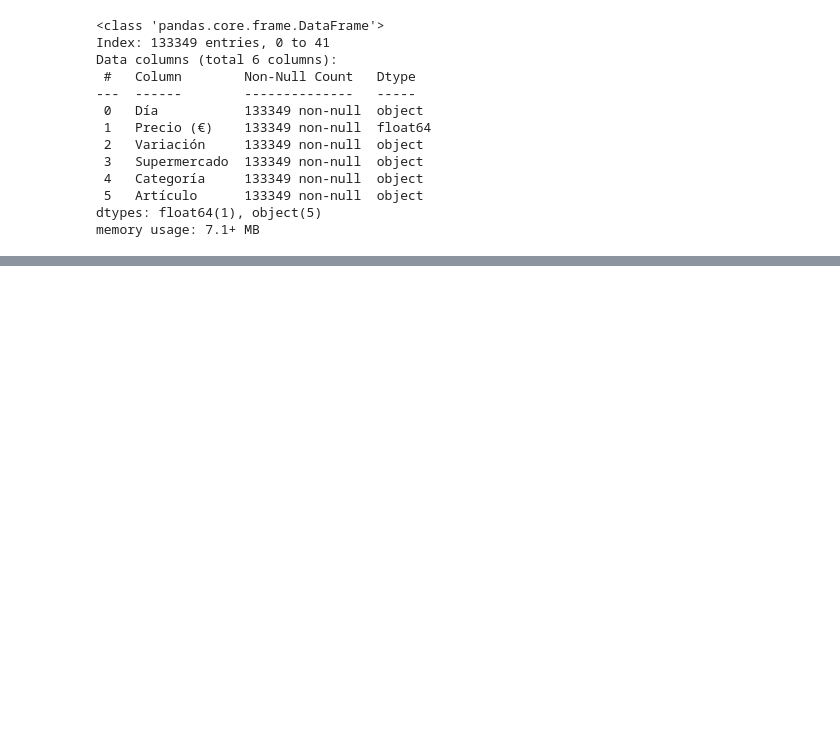
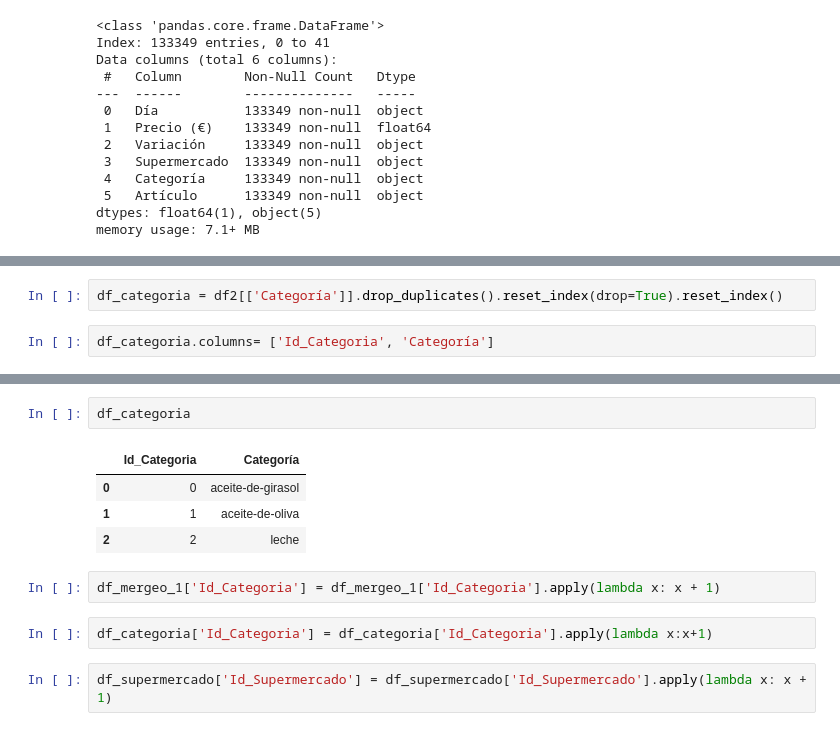
Before and after one commit to ngcarvajall/Proyecto1-AnalisisFacua, a Jupyter notebook: Notebooks/prueba.ipynb, the cells around one changed output, grey strips where cells are left out. Saved outputs shown, nothing was run; the diff lists cells and outputs as text; blank space fills up the shorter version.

```diff
--- a/Notebooks/prueba.ipynb
+++ b/Notebooks/prueba.ipynb
@@ -214,0 +211,4 @@ Name: Día, Length: 133349, dtype: object
+# %%
+df_categoria = df2[['Categoría']].drop_duplicates().reset_index(drop=True).reset_index()
+# %%
+df_categoria.columns= ['Id_Categoria', 'Categoría']
@@ -214,0 +285,13 @@ Name: Día, Length: 133349, dtype: object
+# %%
+df_categoria
+# %% [output]
+|  | Id_Categoria | Categoría |
+| 0 | 0 | aceite-de-girasol |
+| 1 | 1 | aceite-de-oliva |
+| 2 | 2 | leche |
+# %%
+df_mergeo_1['Id_Categoria'] = df_mergeo_1['Id_Categoria'].apply(lambda x: x + 1)
+# %%
+df_categoria['Id_Categoria'] = df_categoria['Id_Categoria'].apply(lambda x:x+1)
+# %%
+df_supermercado['Id_Supermercado'] = df_supermercado['Id_Supermercado'].apply(lambda x: x + 1)
```
Also changed, not shown: parts of 13 cells of this notebook.
